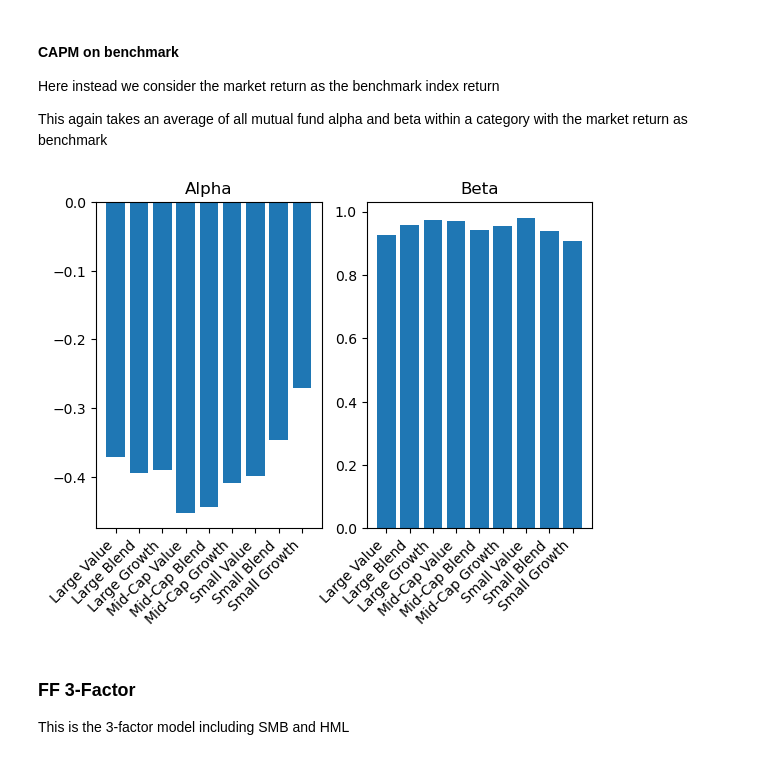
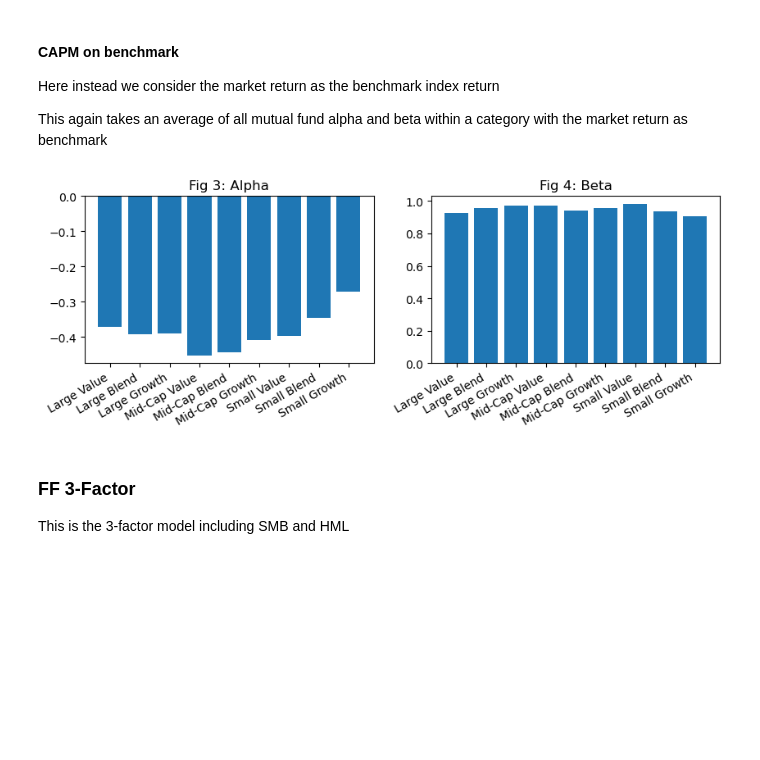
Before and after one commit to earlight/15-4331-final-project, a Jupyter notebook: us_data_analysis.ipynb, the cells around one changed output. Drawn from its saved outputs; the diff is of its cells as text; code cells hidden in the pictures; blank space fills up the shorter version.

```diff
--- a/us_data_analysis.ipynb
+++ b/us_data_analysis.ipynb
@@ -216,15 +216,15 @@ for strat in us_eq_data.keys():
     us_idx_betas_c.append(np.mean(temp_beta))
     us_idx_alphas_std_c.append(np.std(temp_alpha))
 # %%
-fig, (ax1, ax2) = plt.subplots(nrows=1, ncols=2)
+fig, (ax1, ax2) = plt.subplots(nrows=1, ncols=2, figsize=(10,3))
 ax1.bar(us_eq_data.keys(), us_idx_alphas_c)
 ax2.bar(us_eq_data.keys(), us_idx_betas_c)
-fig.autofmt_xdate(rotation=45)
-ax1.set_title('Alpha')
-ax2.set_title('Beta')
+fig.autofmt_xdate(rotation=30)
+ax1.set_title('Fig 3: Alpha')
+ax2.set_title('Fig 4: Beta')
 plt.show()
 # %% [output]
-[figure, old version]
+[figure, new version]
 # %% [markdown]
 ### FF 3-Factor
 This is the 3-factor model including SMB and HML
```
Also changed, not shown: parts of 5 cells of this notebook, 3 other files.
